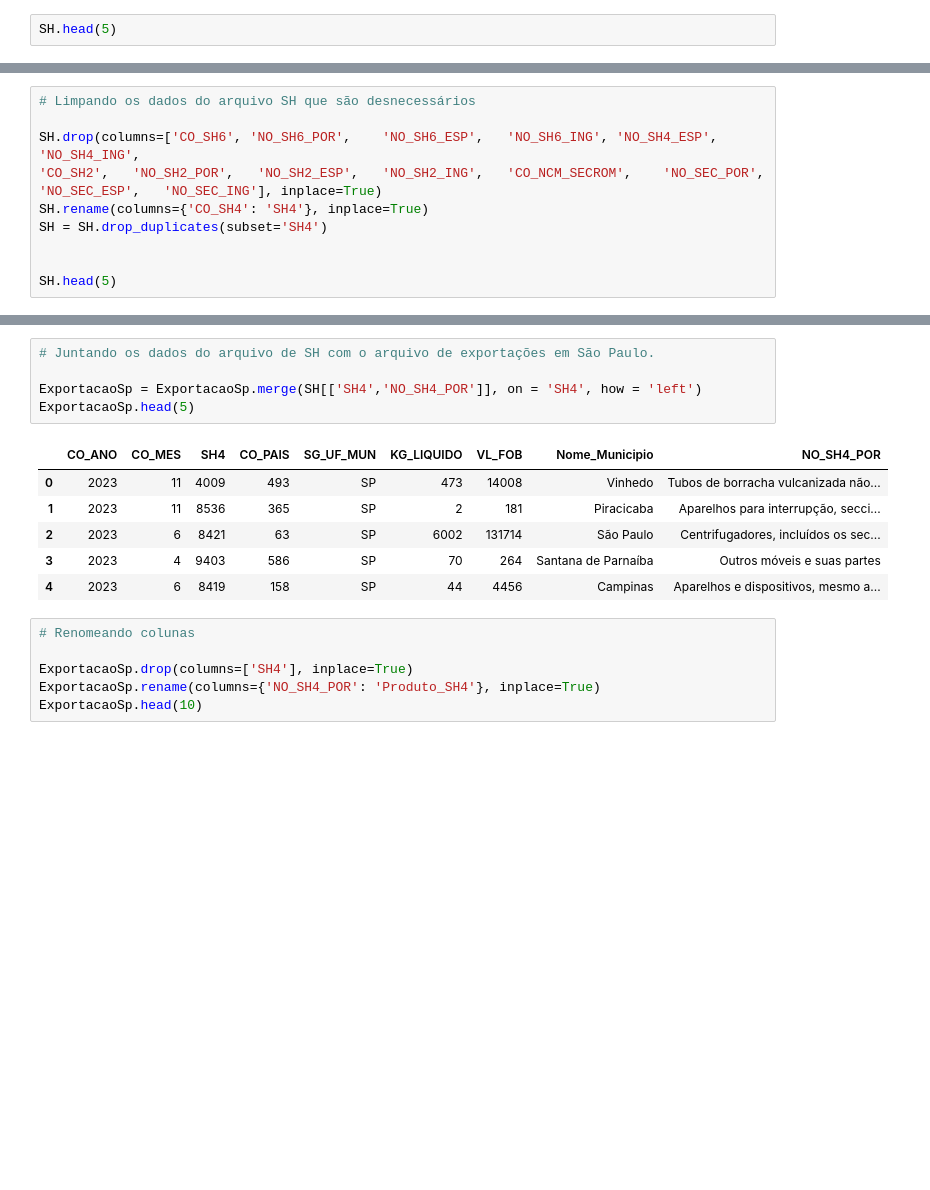
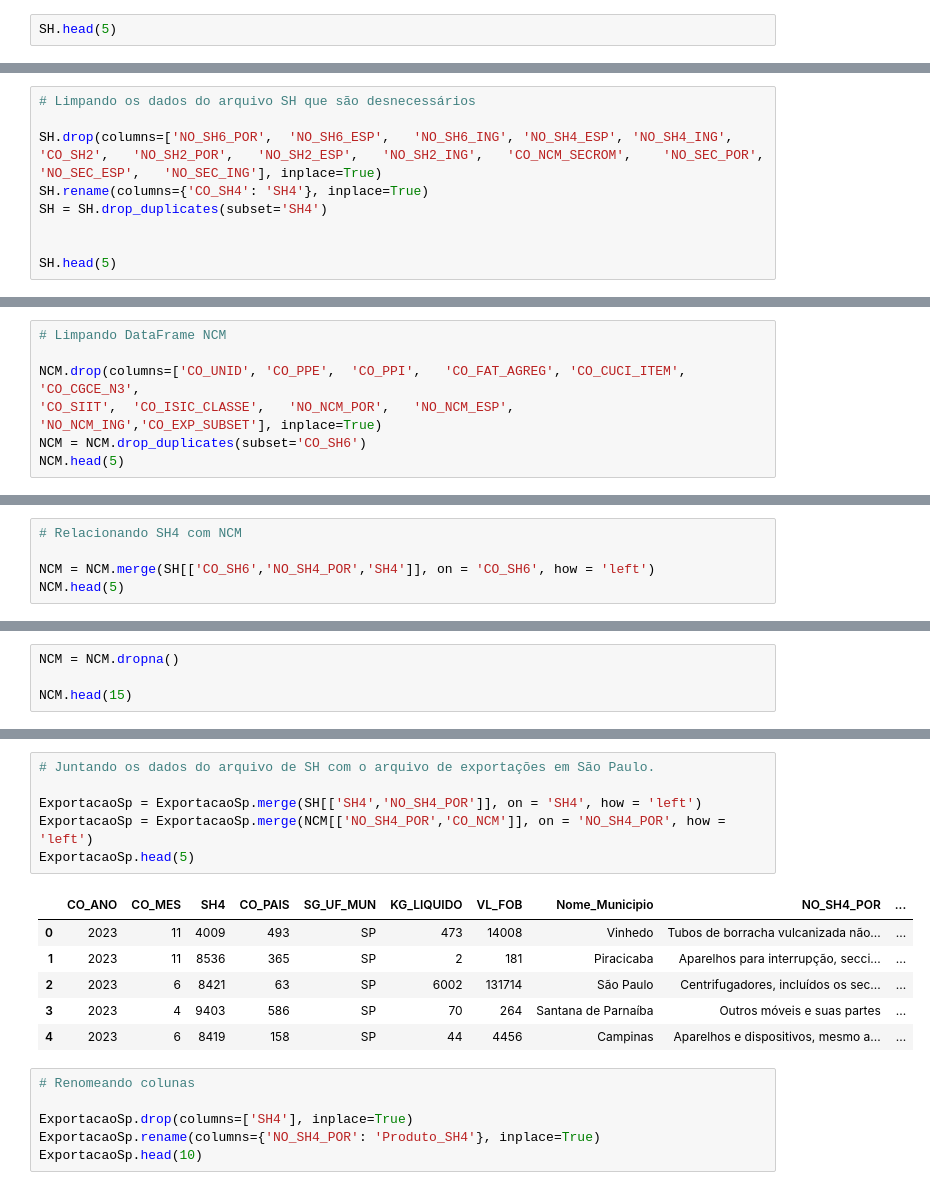
Before and after one commit to Lucasdz-7/Projeto-Integrador-1, a Jupyter notebook: CódigoProjeto.ipynb, the cells around one changed output, grey strips where cells are left out. Cells and saved outputs as stored; diff of their text form; blank space fills up the shorter version.

Commit message:
Código NCM implementado no DataFrame principal

```diff
--- a/CódigoProjeto.ipynb
+++ b/CódigoProjeto.ipynb
@@ -105,7 +108,7 @@ SH.head(5)
 # %%
 # Limpando os dados do arquivo SH que são desnecessários
 
-SH.drop(columns=['CO_SH6', 'NO_SH6_POR',	'NO_SH6_ESP',	'NO_SH6_ING', 'NO_SH4_ESP', 'NO_SH4_ING',
+SH.drop(columns=['NO_SH6_POR',	'NO_SH6_ESP',	'NO_SH6_ING', 'NO_SH4_ESP', 'NO_SH4_ING',
 'CO_SH2',	'NO_SH2_POR',	'NO_SH2_ESP',	'NO_SH2_ING',	'CO_NCM_SECROM',	'NO_SEC_POR',
 'NO_SEC_ESP',	'NO_SEC_ING'], inplace=True)
 SH.rename(columns={'CO_SH4': 'SH4'}, inplace=True)
@@ -122,0 +126,7 @@ SH.head(5)
+# %%
+# Limpando DataFrame NCM
+
+NCM.drop(columns=['CO_UNID', 'CO_PPE',	'CO_PPI',	'CO_FAT_AGREG', 'CO_CUCI_ITEM', 'CO_CGCE_N3',
+'CO_SIIT',	'CO_ISIC_CLASSE',	'NO_NCM_POR',	'NO_NCM_ESP',	'NO_NCM_ING','CO_EXP_SUBSET'], inplace=True)
+NCM = NCM.drop_duplicates(subset='CO_SH6')
+NCM.head(5)
@@ -122,0 +140,5 @@ SH.head(5)
+# %%
+# Relacionando SH4 com NCM
+
+NCM = NCM.merge(SH[['CO_SH6','NO_SH4_POR','SH4']], on = 'CO_SH6', how = 'left')
+NCM.head(5)
@@ -122,0 +152,4 @@ SH.head(5)
+# %%
+NCM = NCM.dropna()
+
+NCM.head(15)
@@ -123,15 +173,16 @@ SH.head(5)
 # %%
 # Juntando os dados do arquivo de SH com o arquivo de exportações em São Paulo.
 
 ExportacaoSp = ExportacaoSp.merge(SH[['SH4','NO_SH4_POR']], on = 'SH4', how = 'left')
+ExportacaoSp = ExportacaoSp.merge(NCM[['NO_SH4_POR','CO_NCM']], on = 'NO_SH4_POR', how = 'left')
 ExportacaoSp.head(5)
 # %% [output]
-|  | CO_ANO | CO_MES | SH4 | CO_PAIS | SG_UF_MUN | KG_LIQUIDO | VL_FOB | Nome_Municipio | NO_SH4_POR |
-| 0 | 2023 | 11 | 4009 | 493 | SP | 473 | 14008 | Vinhedo | Tubos de borracha vulcanizada não... |
-| 1 | 2023 | 11 | 8536 | 365 | SP | 2 | 181 | Piracicaba | Aparelhos para interrupção, secci... |
-| 2 | 2023 | 6 | 8421 | 63 | SP | 6002 | 131714 | São Paulo | Centrifugadores, incluídos os sec... |
-| 3 | 2023 | 4 | 9403 | 586 | SP | 70 | 264 | Santana de Parnaíba | Outros móveis e suas partes |
-| 4 | 2023 | 6 | 8419 | 158 | SP | 44 | 4456 | Campinas | Aparelhos e dispositivos, mesmo a... |
+|  | CO_ANO | CO_MES | SH4 | CO_PAIS | SG_UF_MUN | KG_LIQUIDO | VL_FOB | Nome_Municipio | NO_SH4_POR | ... |
+| 0 | 2023 | 11 | 4009 | 493 | SP | 473 | 14008 | Vinhedo | Tubos de borracha vulcanizada não... | ... |
+| 1 | 2023 | 11 | 8536 | 365 | SP | 2 | 181 | Piracicaba | Aparelhos para interrupção, secci... | ... |
+| 2 | 2023 | 6 | 8421 | 63 | SP | 6002 | 131714 | São Paulo | Centrifugadores, incluídos os sec... | ... |
+| 3 | 2023 | 4 | 9403 | 586 | SP | 70 | 264 | Santana de Parnaíba | Outros móveis e suas partes | ... |
+| 4 | 2023 | 6 | 8419 | 158 | SP | 44 | 4456 | Campinas | Aparelhos e dispositivos, mesmo a... | ... |
 # %%
 # Renomeando colunas
 
```
Also changed, not shown: parts of 7 cells of this notebook.
